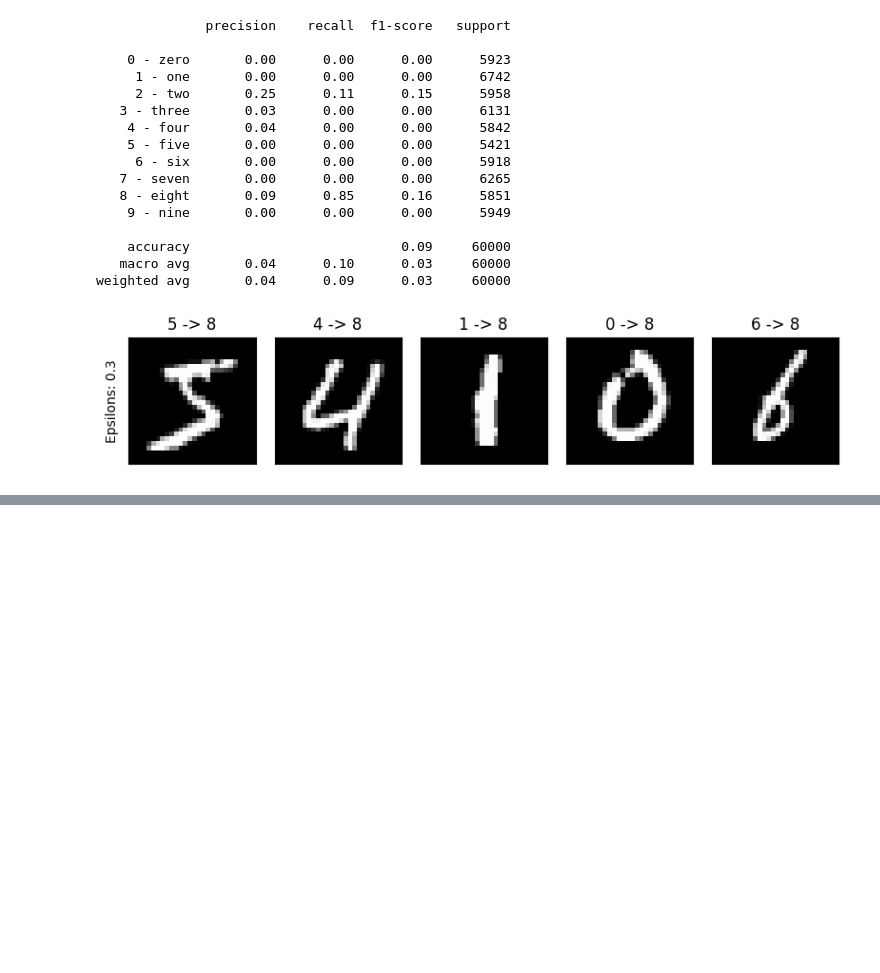
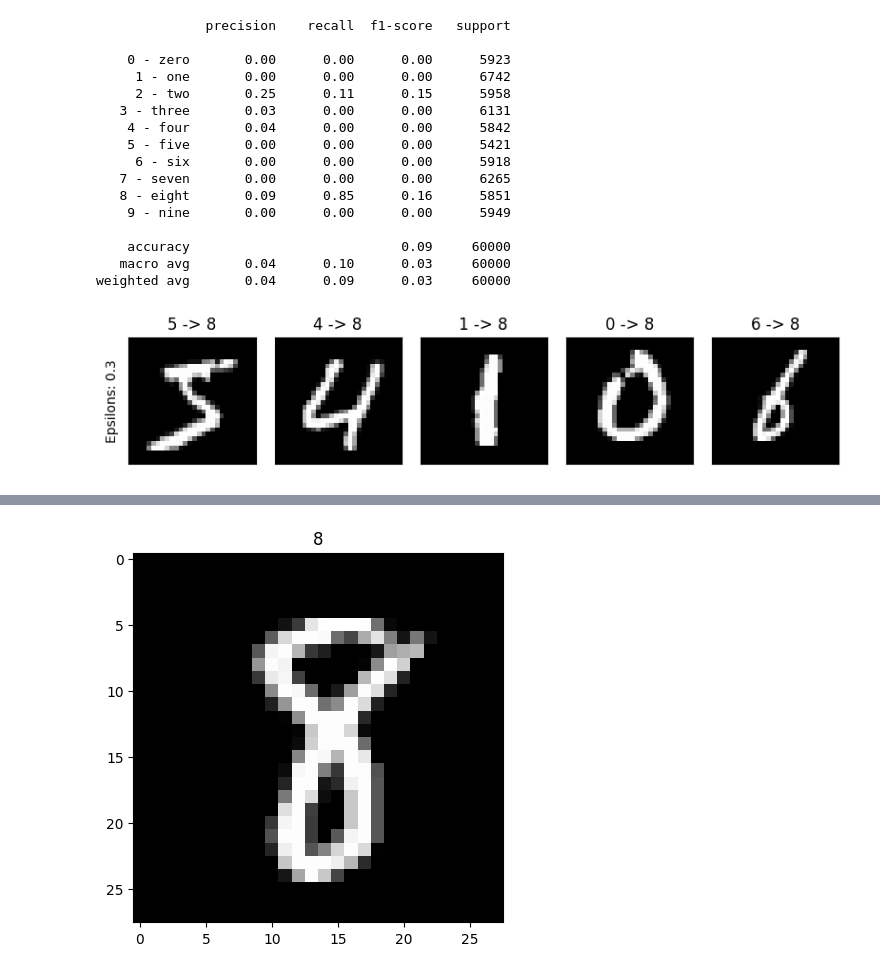
Before and after one commit to AliCampbellKhaya/robust_nn_mqp, a Jupyter notebook: mnist_neural_net.ipynb, the cells around one changed output, grey strips where cells are left out. Cells and saved outputs as stored; diff of their text form; code cells hidden in the pictures; blank space fills up the shorter version.

```diff
--- a/mnist_neural_net.ipynb
+++ b/mnist_neural_net.ipynb
@@ -531,0 +573,6 @@ weighted avg       0.04      0.09      0.03     60000
+# %%
+for X, y in train_dataloader:
+    plt.title(f"{y[0]}")
+    plt.imshow(X.squeeze().detach().cpu().numpy()[0,:,:], cmap="gray")
+# %% [output]
+[figure, added]
```
Also changed, not shown: parts of 3 cells of this notebook, 17 other files.
